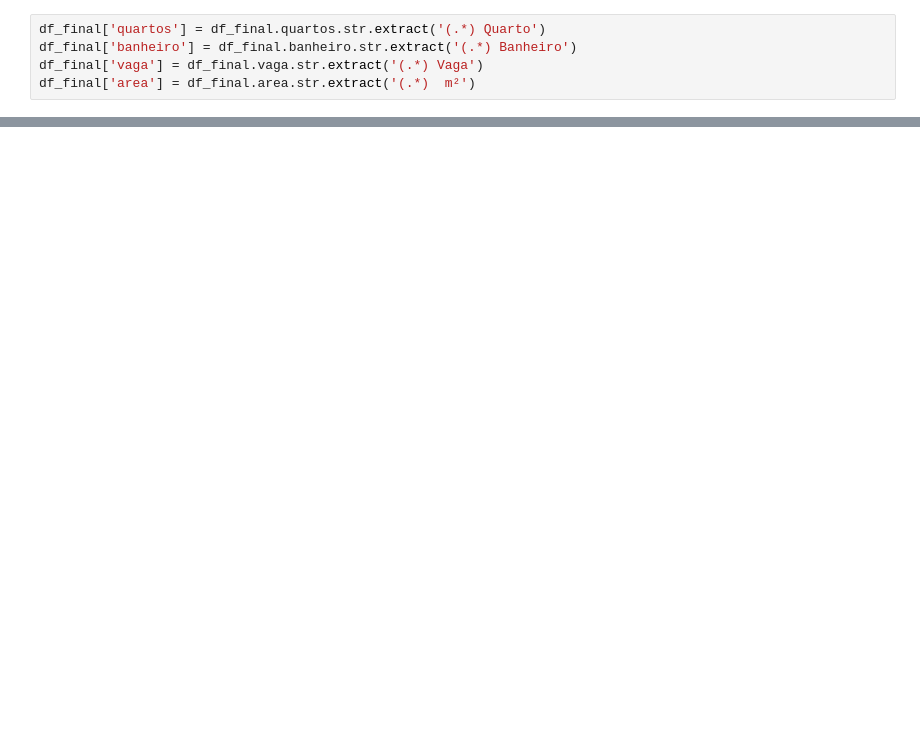
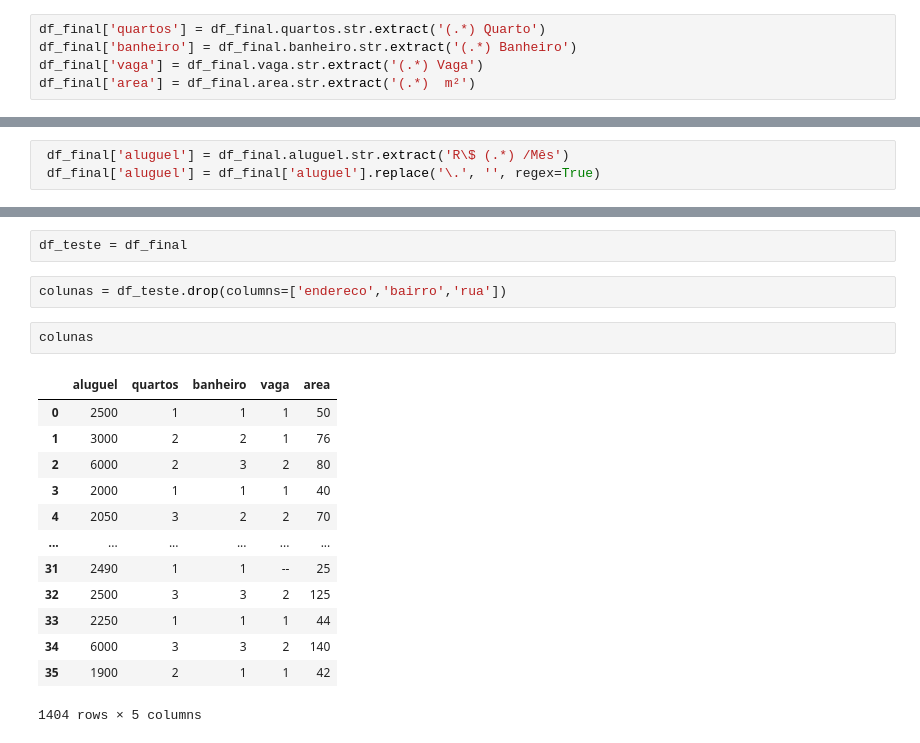
Before and after one commit to robsonbfreitas/CalculadoraDeAluguel, a Jupyter notebook: TratamentoDados.ipynb, the cells around one changed output, grey strips where cells are left out. Cells and saved outputs as stored; diff of their text form; blank space fills up the shorter version.

```diff
--- a/TratamentoDados.ipynb
+++ b/TratamentoDados.ipynb
@@ -149,3 +149,6 @@ df_final.head()
 | 2 | R$ 6.000 /Mês | 2 | Alameda Joaquim Eugênio de Lima, ... | 3 | 2 | 80 | Jardim Paulista | Alameda Joaquim Eugênio de Lima, 711 |
 | 3 | R$ 2.000 /Mês | 1 | Avenida Divino Salvador - Planalt... | 1 | 1 | 40 | Planalto Paulista | Avenida Divino Salvador |
 | 4 | R$ 2.050 /Mês | 3 | Avenida Marechal Mário Guedes, 02... | 2 | 2 | 70 | Jaguaré | Avenida Marechal Mário Guedes, 02 |
+# %%
+ df_final['aluguel'] = df_final.aluguel.str.extract('R\$ (.*) /Mês')
+ df_final['aluguel'] = df_final['aluguel'].replace('\.', '', regex=True)
@@ -151,0 +164,20 @@ df_final.head()
+# %%
+df_teste = df_final
+# %%
+colunas = df_teste.drop(columns=['endereco','bairro','rua'])
+# %%
+colunas
+# %% [output]
+|  | aluguel | quartos | banheiro | vaga | area |
+| 0 | 2500 | 1 | 1 | 1 | 50 |
+| 1 | 3000 | 2 | 2 | 1 | 76 |
+| 2 | 6000 | 2 | 3 | 2 | 80 |
+| 3 | 2000 | 1 | 1 | 1 | 40 |
+| 4 | 2050 | 3 | 2 | 2 | 70 |
+| ... | ... | ... | ... | ... | ... |
+| 31 | 2490 | 1 | 1 | -- | 25 |
+| 32 | 2500 | 3 | 3 | 2 | 125 |
+| 33 | 2250 | 1 | 1 | 1 | 44 |
+| 34 | 6000 | 3 | 3 | 2 | 140 |
+| 35 | 1900 | 2 | 1 | 1 | 42 |
+1404 rows × 5 columns
```
Also changed, not shown: parts of 2 cells of this notebook.
